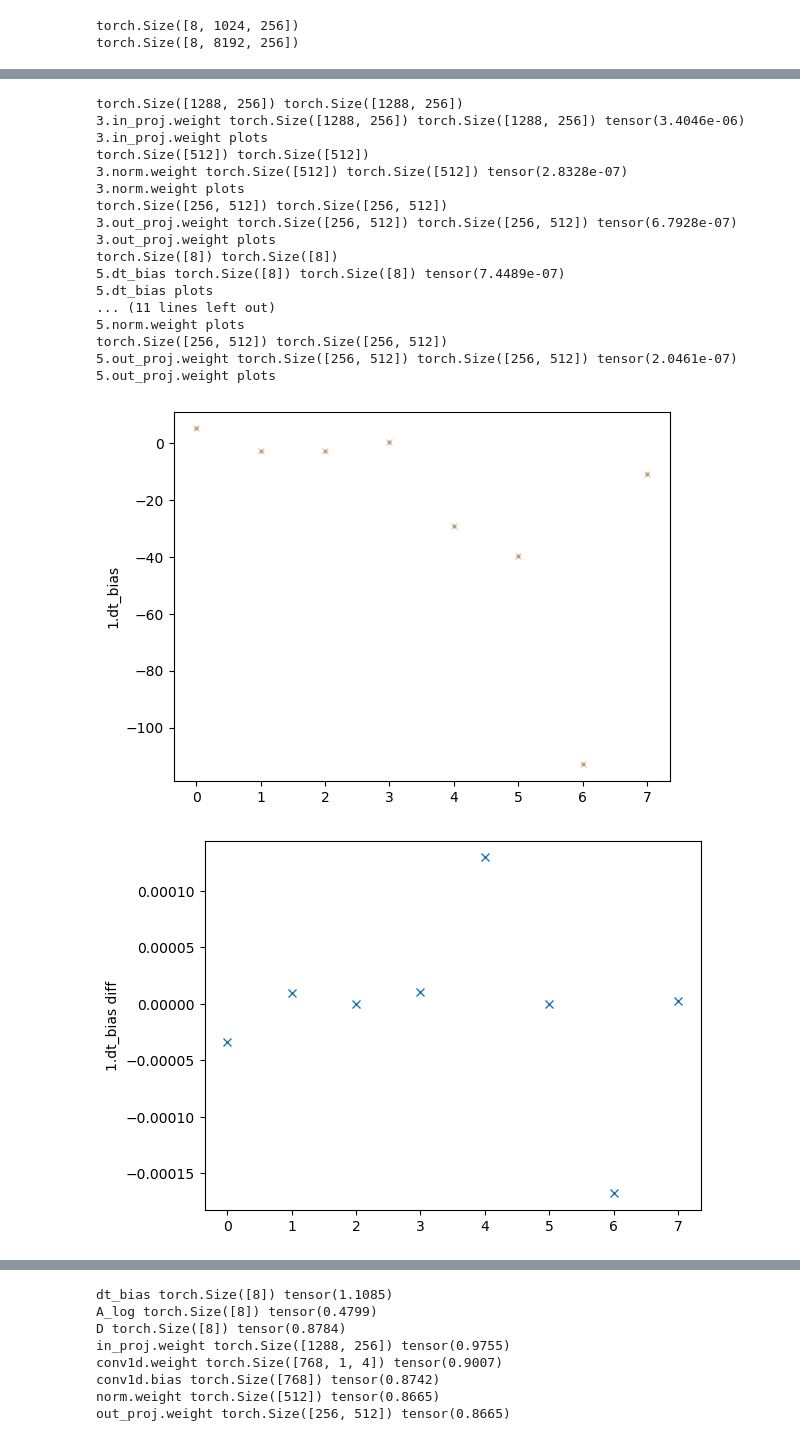
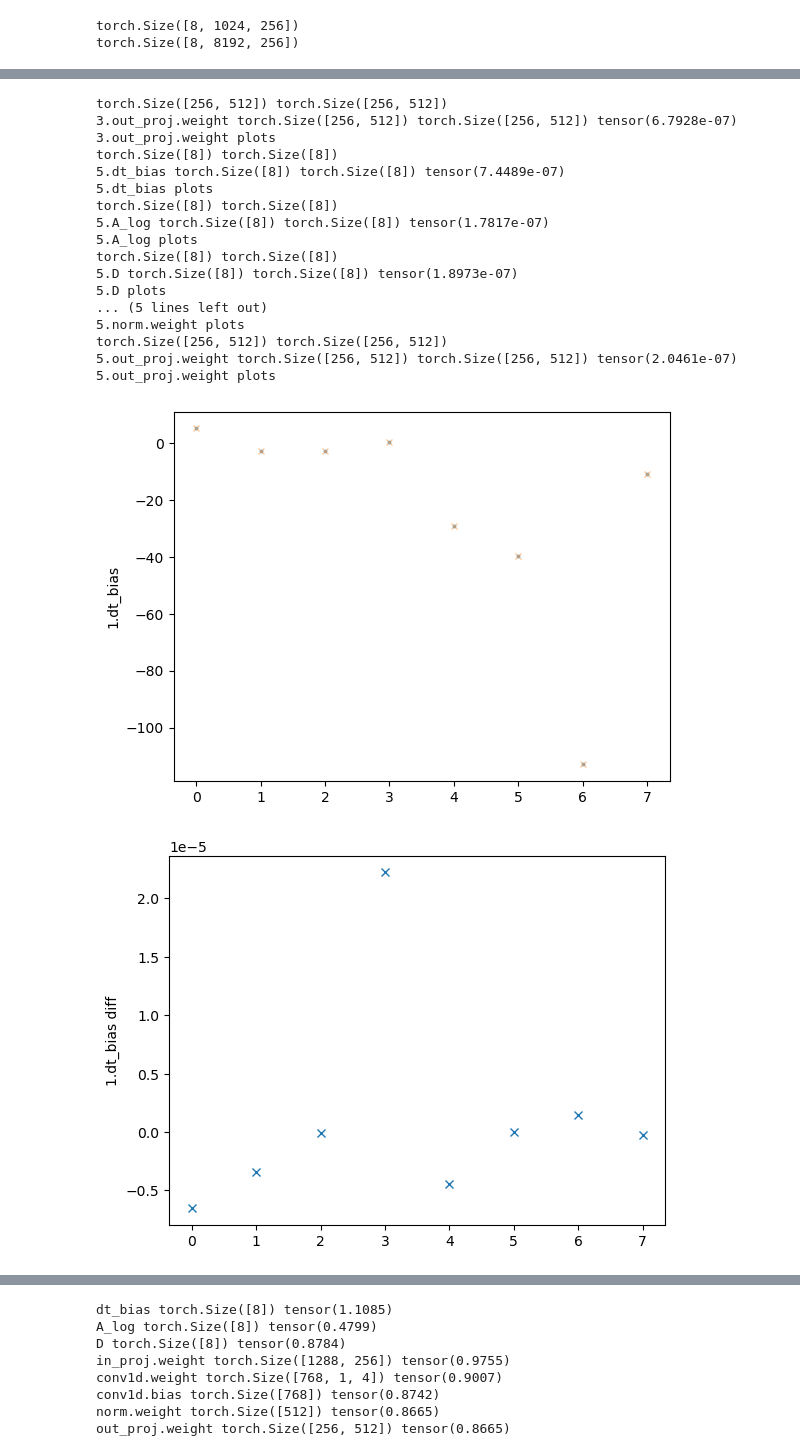
Before and after one commit to state-spaces/mamba, a Jupyter notebook: tests.ipynb, the cells around one changed output, grey strips where cells are left out. Cells and saved outputs as stored; diff of their text form; code cells hidden in the pictures.

```diff
--- a/tests.ipynb
+++ b/tests.ipynb
@@ -634,4 +632,31 @@ df_s
 # %%
-df_p = pd.read_csv('par_save/res_1.csv', index_col=0)
-df_p = df_p[df_p['it']>1].groupby(['exp']).mean()
+df_p_d_fw = {}
+df_p_d_bw = {}
+
+for i in [2,3,4,5,10]:
+    df_p = pd.read_csv(f'par_save/{i}/res_fw_1.csv', index_col=0)
+    df_p = df_p[df_p['it']>1].groupby(['exp']).mean()
+    df_p_d_fw[i]=df_p
+for i in [2,3,4,5,10]:
+    df_p = pd.read_csv(f'par_save/{i}/res_bw_1.csv', index_col=0)
+    df_p = df_p[df_p['it']>1].groupby(['exp']).mean()
+    df_p_d_bw[i]=df_p
 #df_p['exp']=df_p['exp']/8
+# %%
+import matplotlib.pyplot as plt
+for label,x in {'Allocated Memory/GPU (Bytes)':'all','Reserved Memory/GPU (Bytes)':'res','Time (s)':'time'}.items():
+    plt.figure()
+    for k, df_p in df_p_d_fw.items():
+        #plt.plot(df_s.index+3,df_s[x])
+        plt.plot(df_p.index+3,df_p[x],label=str(k) + ' (8 GPU)')
+        plt.yscale('log')
+        plt.xlabel('$2^n$ sequence length')
+        #plt.ylabel(x)
+        plt.legend(title="$N_{layers}$")
+    for k, df_s in df_s_d_fw.items():
+        #plt.plot(df_s.index+3,df_s[x])
+        plt.plot(df_s.index+3,df_s[x],'--',label= str(k) + ' (1 GPU)')
+        plt.yscale('log')
+        plt.xlabel('$2^n$ sequence length')
+        plt.ylabel(label)
+        plt.legend(title="$N_{layers}$")
@@ -707,7 +738,7 @@ for (k,v),(k2,v2) in zip(ser_dict['grad_dict'][0].items(),dist_dict['grad_dict']
     plt.plot(l,v.flatten(),'x',markersize=4,alpha=0.4)
     plt.ylabel(k)
     plt.figure()
-    plt.plot(v.flatten()-v2.flatten(),'x')
+    plt.plot((v.flatten()-v2.flatten()).div(v.flatten()),'x')
     if 'in_proj' in k:
         d_inner = 2*256
         d_state= 128
@@ -717,8 +748,9 @@ for (k,v),(k2,v2) in zip(ser_dict['grad_dict'][0].items(),dist_dict['grad_dict']
         plt.vlines(vlines,(v-v2).min(),(v-v2).max(),'r',alpha=1.0)
     plt.ylabel(k + " diff")
     plt.figure()
-    plt.plot(v.flatten().abs().log(),v2.flatten().abs().log(),'o',markersize=2,alpha=0.4)
-    plt.ylabel(k)
+    plt.plot(v.flatten(),v2.flatten(),'o',markersize=2,alpha=0.4)
+    plt.xlabel('1 GPU ' + k + 'Grad')
+    plt.ylabel('8 GPU ' + k + 'Grad')
 # %% [output]
 torch.Size([8]) torch.Size([8])
 1.dt_bias torch.Size([8]) torch.Size([8]) tensor(4.8065e-06)
@@ -740,19 +772,19 @@ torch.Size([8]) torch.Size([8])
-torch.Size([1288, 256]) torch.Size([1288, 256])
-3.in_proj.weight torch.Size([1288, 256]) torch.Size([1288, 256]) tensor(3.4046e-06)
-3.in_proj.weight plots
-torch.Size([512]) torch.Size([512])
-3.norm.weight torch.Size([512]) torch.Size([512]) tensor(2.8328e-07)
-3.norm.weight plots
 torch.Size([256, 512]) torch.Size([256, 512])
 3.out_proj.weight torch.Size([256, 512]) torch.Size([256, 512]) tensor(6.7928e-07)
 3.out_proj.weight plots
 torch.Size([8]) torch.Size([8])
 5.dt_bias torch.Size([8]) torch.Size([8]) tensor(7.4489e-07)
 5.dt_bias plots
-... (11 lines left out)
+torch.Size([8]) torch.Size([8])
+5.A_log torch.Size([8]) torch.Size([8]) tensor(1.7817e-07)
+5.A_log plots
+torch.Size([8]) torch.Size([8])
+5.D torch.Size([8]) torch.Size([8]) tensor(1.8973e-07)
+5.D plots
+... (5 lines left out)
 5.norm.weight plots
 torch.Size([256, 512]) torch.Size([256, 512])
 5.out_proj.weight torch.Size([256, 512]) torch.Size([256, 512]) tensor(2.0461e-07)
 5.out_proj.weight plots
 [figure]
-[figure, old version]
+[figure, new version]
```
Also changed, not shown: parts of 4 cells of this notebook, 2 other files.
